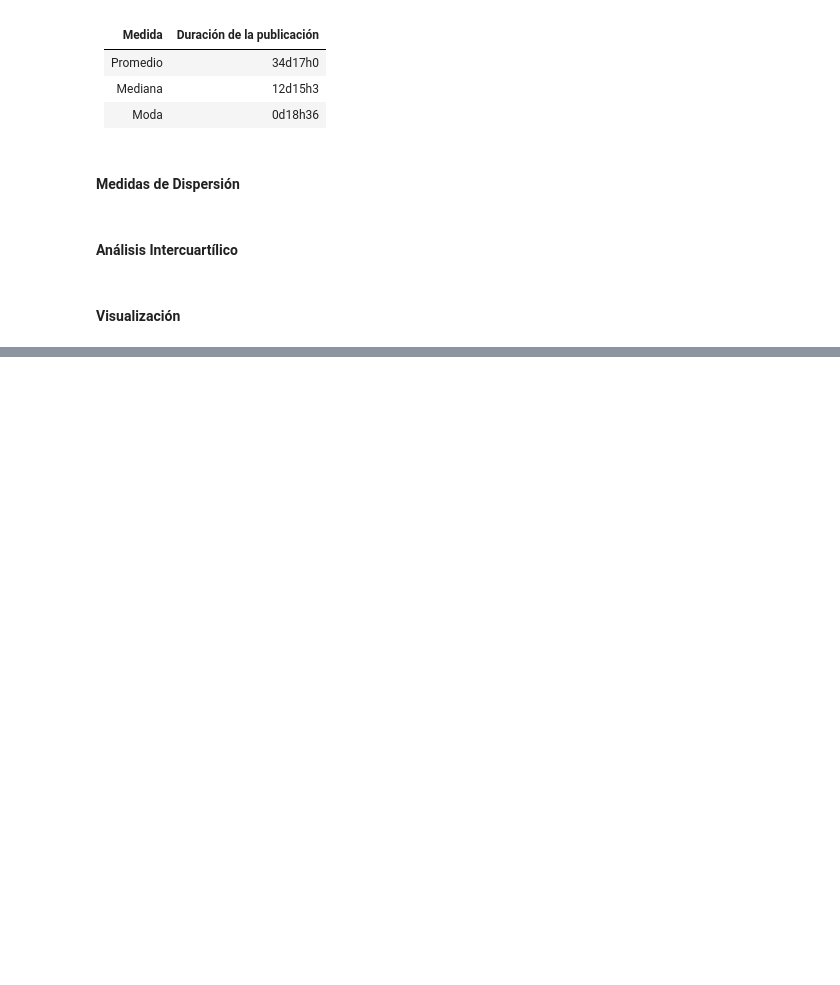
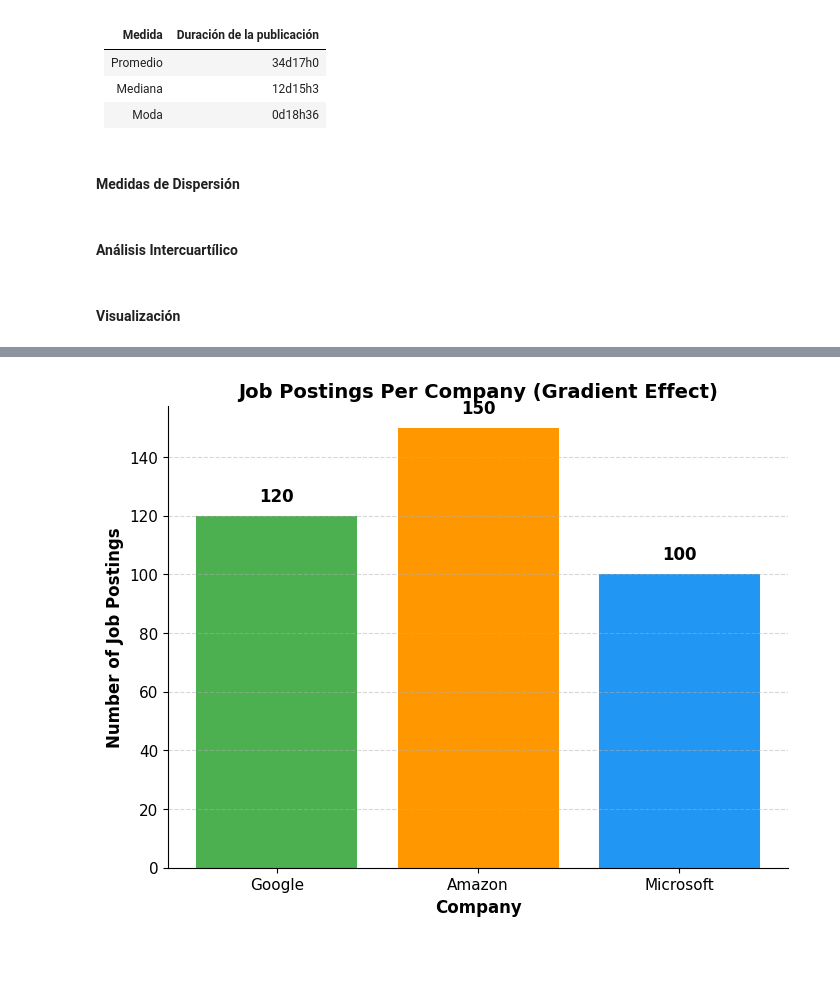
Before and after one commit to sarahcoral/ProyectoABD, a Jupyter notebook: visualization_notebooks/descriptive_analysis.ipynb, the cells around one changed output, grey strips where cells are left out. Cells and saved outputs as stored; diff of their text form; code cells hidden in the pictures; blank space fills up the shorter version.

```diff
--- a/visualization_notebooks/descriptive_analysis.ipynb
+++ b/visualization_notebooks/descriptive_analysis.ipynb
@@ -352,3 +393,42 @@ display(Markdown(markdown_table))
+# %%
+# Sample Data
+companies = ['Google', 'Amazon', 'Microsoft']
+job_counts = [120, 150, 100]
+# Create a figure and axis
+fig, ax = plt.subplots(figsize=(8, 6))
+
+# Define base colors (can be any color scheme)
+base_colors = ['#4CAF50', '#FF9800', '#2196F3'] # Green, Orange, Blue
+
+# Create a gradient effect by layering transparent bars
+num_layers = 10 # More layers = smoother gradient
+for i in range(num_layers):
+    alpha = (i + 1) / num_layers # Increasing opacity
+    for j, value in enumerate(job_counts):
+        ax.bar(companies[j], value * (i + 1) / num_layers, color=base_colors[j], alpha=alpha, edgecolor='none')
+
+# Labels & Title
+plt.xlabel('Company', fontsize=12, fontweight='bold')
+plt.ylabel('Number of Job Postings', fontsize=12, fontweight='bold')
+plt.title('Job Postings Per Company (Gradient Effect)', fontsize=14, fontweight='bold')
+
+# Format Ticks
+plt.xticks(fontsize=11)
+plt.yticks(fontsize=11)
+
+# Add Grid
+plt.grid(axis='y', linestyle='--', alpha=0.5)
+
+# Annotate Bars
+for i, value in enumerate(job_counts):
+    plt.text(i, value + 5, str(value), ha='center', fontsize=12, fontweight='bold', color='black')
+
+# Remove Borders (Spines)
+ax.spines['top'].set_visible(False)
+ax.spines['right'].set_visible(False)
+plt.show()
+# %% [output]
+[figure, added]
 # %% [markdown]
 #
 # %%
```
Also changed, not shown: parts of 7 cells of this notebook, 1 other file.
